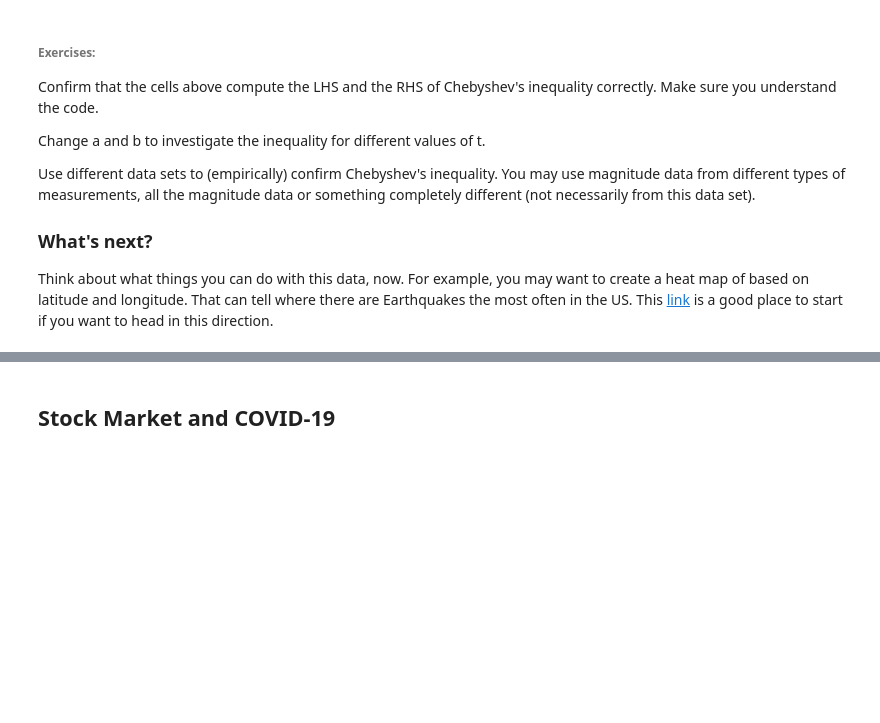
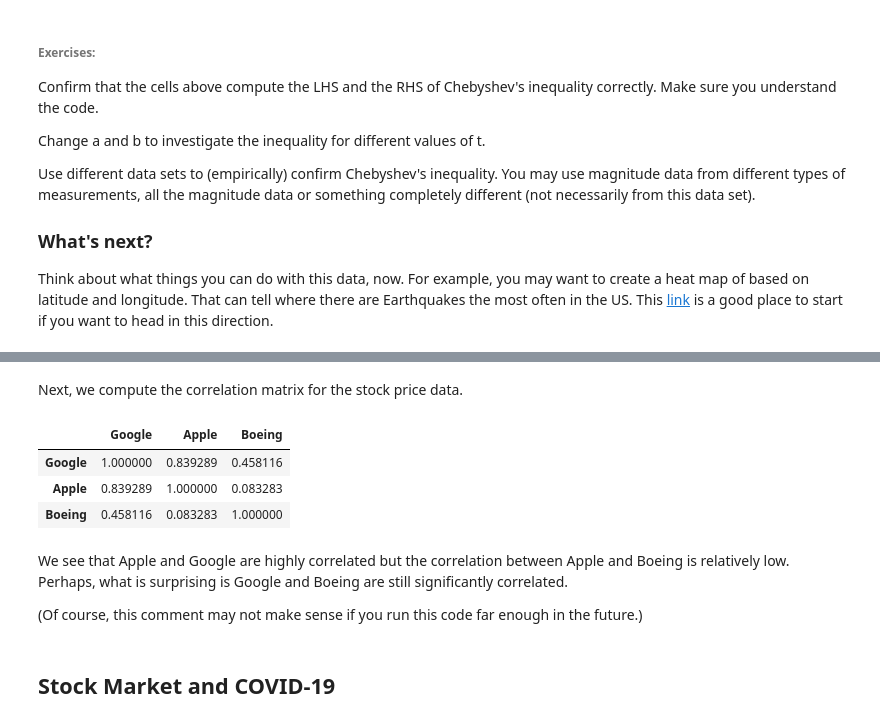
Before and after one commit to ArianNadjim/Tripods, a Jupyter notebook: PythonVershynin/Analyzing Real Life Data with Pandas.ipynb, the cells around one changed output, grey strips where cells are left out. Saved outputs shown, nothing was run; the diff lists cells and outputs as text; code cells hidden in the pictures; blank space fills up the shorter version.

Commit message:
Stock market part is extended

```diff
--- a/PythonVershynin/Analyzing Real Life Data with Pandas.ipynb
+++ b/PythonVershynin/Analyzing Real Life Data with Pandas.ipynb
@@ -267,3 +301,16 @@ df_AppleClose.plot(ax=ax)
+# %% [markdown]
+Next, we compute the correlation matrix for the stock price data.
+# %%
+df_Combined.corr()
+# %% [output]
+|  | Google | Apple | Boeing |
+| Google | 1.000000 | 0.839289 | 0.458116 |
+| Apple | 0.839289 | 1.000000 | 0.083283 |
+| Boeing | 0.458116 | 0.083283 | 1.000000 |
+# %% [markdown]
+We see that Apple and Google are highly correlated but the correlation between Apple and Boeing is relatively low. Perhaps, what is surprising is Google and Boeing are still significantly correlated.
+
+(Of course, this comment may not make sense if you run this code far enough in the future.)
 # %% [markdown]
 ## Stock Market and COVID-19
 # %%
```
Also changed, not shown: parts of 21 cells of this notebook.
